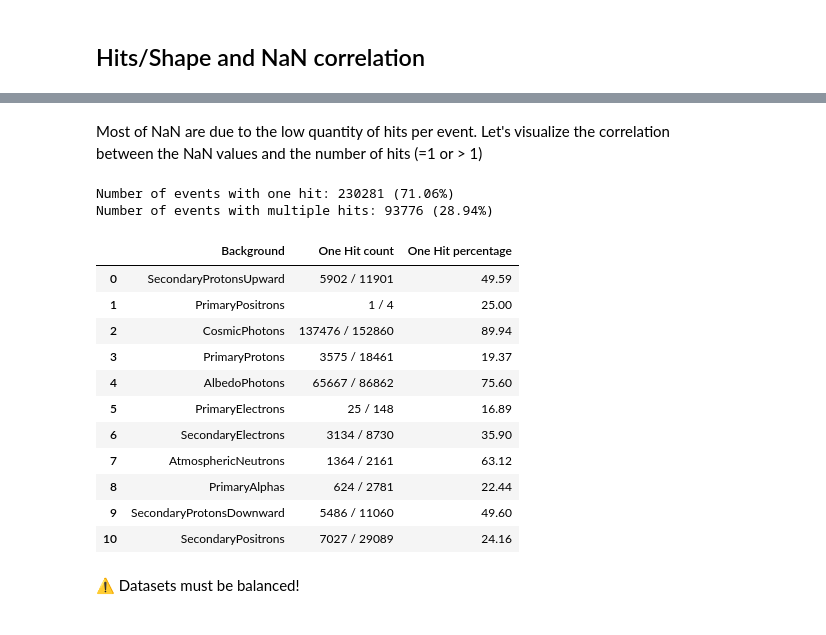
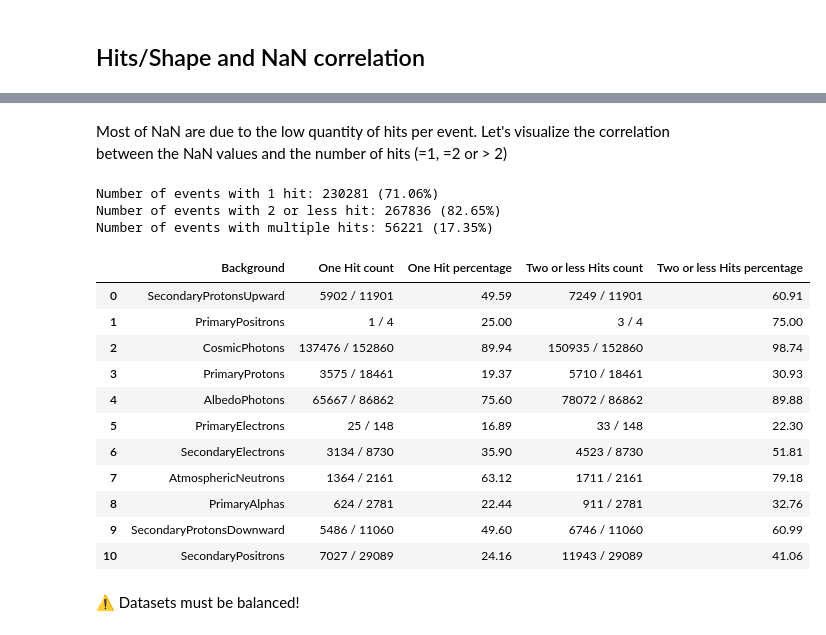
Before and after one commit to Torna99/INAF-Internship, a Jupyter notebook: notebooks/FeatureEngineering_DataCleaning.ipynb, the cells around one changed output, grey strips where cells are left out. Saved outputs shown, nothing was run; the diff lists cells and outputs as text; code cells hidden in the pictures.

Commit message:
changed sub-dataset creation: one-hit, less2-hit and multi-hit

```diff
--- a/notebooks/FeatureEngineering_DataCleaning.ipynb
+++ b/notebooks/FeatureEngineering_DataCleaning.ipynb
@@ -29,0 +59,6 @@ In this section some features are removed. The reasons to remove a particular fe
+# %%
+if "event_index" in ds.columns.to_list():
+    ds = ds.drop(columns=["event_index"])
+    print(f"Column 'event_index' removed from dataset, shape is now {ds.shape}.")
+else:
+    print(f"Column 'event_index' not found in dataset, shape is {ds.shape}.")
@@ -90,4 +159,10 @@ Totally drop the column:
 if "hits_mean_active" in ds.columns.to_list():
     ds = ds.drop(columns=["hits_mean_active"])
     print(f"Column 'hits_mean_active' removed, shape is now {ds.shape}.")
+if "frac_active" in ds.columns.to_list():
+    ds = ds.drop(columns=["frac_active"])
+    print(f"Column 'frac_active' removed, shape is now {ds.shape}.")
+if "eff_E_ge_T" in ds.columns.to_list():
+    ds = ds.drop(columns=["eff_E_ge_T"])
+    print(f"Column 'eff_E_ge_T' removed, shape is now {ds.shape}.")
 # %% [output]
@@ -101,7 +178,11 @@ nan_counts = ds.isna().sum()
 nan_counts = nan_counts[nan_counts > 0]
 
 nan_perc_df = pd.DataFrame(
-    {"Column": nan_counts.index, "Total NaN": nan_counts.values, "Percentage": (nan_counts.values / ds.shape[0] * 100).round(2)}
+    {
+        "Column": nan_counts.index,
+        "Total NaN": nan_counts.values,
+        "Percentage": (nan_counts.values / ds.shape[0] * 100).round(2)
+    }
 ).sort_values(by="Percentage", ascending=False).reset_index(drop=True)
 
 nan_perc_df
@@ -130,38 +240,43 @@ Columns ['corr_E_hits', 'f_occ'] removed, shape is now (324057, 48).
 # %% [markdown]
-Most of NaN are due to the low quantity of hits per event. Let's visualize the correlation between the NaN values and the number of hits (=1 or > 1)
+Most of NaN are due to the low quantity of hits per event. Let's visualize the correlation between the NaN values and the number of hits (=1, =2 or > 2)
 # %%
 one_hit = ds[ds["hits_sum"] == 1]
-multi_hits = ds[ds["hits_sum"] > 1]
+less2_hit = ds[ds["hits_sum"] <= 2]
+multi_hit = ds[ds["hits_sum"] > 2]
 
-print(f"Number of events with one hit: {one_hit.shape[0]} ({one_hit.shape[0]/ds.shape[0]*100:.2f}%)")
-print(f"Number of events with multiple hits: {multi_hits.shape[0]} ({multi_hits.shape[0]/ds.shape[0]*100:.2f}%)")
+print(f"Number of events with 1 hit: {one_hit.shape[0]} ({one_hit.shape[0]/ds.shape[0]*100:.2f}%)")
+print(f"Number of events with 2 or less hit: {less2_hit.shape[0]} ({less2_hit.shape[0]/ds.shape[0]*100:.2f}%)")
+print(f"Number of events with multiple hits: {multi_hit.shape[0]} ({multi_hit.shape[0]/ds.shape[0]*100:.2f}%)")
 
 bg = ds["particle_type"].unique()
-one_hit_counts = [one_hit[one_hit["particle_type"] == b].shape[0] for b in bg]
-one_hit_percentages = [one_hit[one_hit["particle_type"] == b].shape[0]/ds[ds["particle_type"] == b].shape[0]*100 for b in bg]
+less2_hit_counts = [less2_hit[less2_hit["particle_type"] == b].shape[0] for b in bg]
+less2_hit_percentages = [less2_hit[less2_hit["particle_type"] == b].shape[0]/ds[ds["particle_type"] == b].shape[0]*100 for b in bg]
 pd.DataFrame(
     {
         "Background": bg,
-        "One Hit count": [f"{one_hit_counts[i]} / {ds[ds['particle_type'] == bg[i]].shape[0]}" for i in range(len(bg))],
+        "One Hit count": [f"{one_hit[one_hit['particle_type'] == b].shape[0]} / {ds[ds['particle_type'] == b].shape[0]}" for b in bg],
+        "One Hit percentage": np.round([one_hit[one_hit['particle_type'] == b].shape[0]/ds[ds['particle_type'] == b].shape[0]*100 for b in bg], 2),
+        "Two or less Hits count": [f"{less2_hit_counts[i]} / {ds[ds['particle_type'] == bg[i]].shape[0]}" for i in range(len(bg))],
         #"One Hit count": f"{one_hit_counts} / {ds[ds["particle_type"] == bg].shape[0]}",
-        "One Hit percentage": np.round(one_hit_percentages, 2),
+        "Two or less Hits percentage": np.round(less2_hit_percentages, 2),
     }
 )
 # %% [output]
-Number of events with one hit: 230281 (71.06%)
-Number of events with multiple hits: 93776 (28.94%)
+Number of events with 1 hit: 230281 (71.06%)
+Number of events with 2 or less hit: 267836 (82.65%)
+Number of events with multiple hits: 56221 (17.35%)
-|  | Background | One Hit count | One Hit percentage |
-| 0 | SecondaryProtonsUpward | 5902 / 11901 | 49.59 |
-| 1 | PrimaryPositrons | 1 / 4 | 25.00 |
-| 2 | CosmicPhotons | 137476 / 152860 | 89.94 |
-| 3 | PrimaryProtons | 3575 / 18461 | 19.37 |
-| 4 | AlbedoPhotons | 65667 / 86862 | 75.60 |
-| 5 | PrimaryElectrons | 25 / 148 | 16.89 |
-| 6 | SecondaryElectrons | 3134 / 8730 | 35.90 |
-| 7 | AtmosphericNeutrons | 1364 / 2161 | 63.12 |
-| 8 | PrimaryAlphas | 624 / 2781 | 22.44 |
-| 9 | SecondaryProtonsDownward | 5486 / 11060 | 49.60 |
-| 10 | SecondaryPositrons | 7027 / 29089 | 24.16 |
+|  | Background | One Hit count | One Hit percentage | Two or less Hits count | Two or less Hits percentage |
+| 0 | SecondaryProtonsUpward | 5902 / 11901 | 49.59 | 7249 / 11901 | 60.91 |
+| 1 | PrimaryPositrons | 1 / 4 | 25.00 | 3 / 4 | 75.00 |
+| 2 | CosmicPhotons | 137476 / 152860 | 89.94 | 150935 / 152860 | 98.74 |
+| 3 | PrimaryProtons | 3575 / 18461 | 19.37 | 5710 / 18461 | 30.93 |
+| 4 | AlbedoPhotons | 65667 / 86862 | 75.60 | 78072 / 86862 | 89.88 |
+| 5 | PrimaryElectrons | 25 / 148 | 16.89 | 33 / 148 | 22.30 |
+| 6 | SecondaryElectrons | 3134 / 8730 | 35.90 | 4523 / 8730 | 51.81 |
+| 7 | AtmosphericNeutrons | 1364 / 2161 | 63.12 | 1711 / 2161 | 79.18 |
+| 8 | PrimaryAlphas | 624 / 2781 | 22.44 | 911 / 2781 | 32.76 |
+| 9 | SecondaryProtonsDownward | 5486 / 11060 | 49.60 | 6746 / 11060 | 60.99 |
+| 10 | SecondaryPositrons | 7027 / 29089 | 24.16 | 11943 / 29089 | 41.06 |
 # %% [markdown]
 ⚠️ Datasets must be balanced!
 # %%
```
Also changed, not shown: parts of 35 cells of this notebook, 2 other files.
